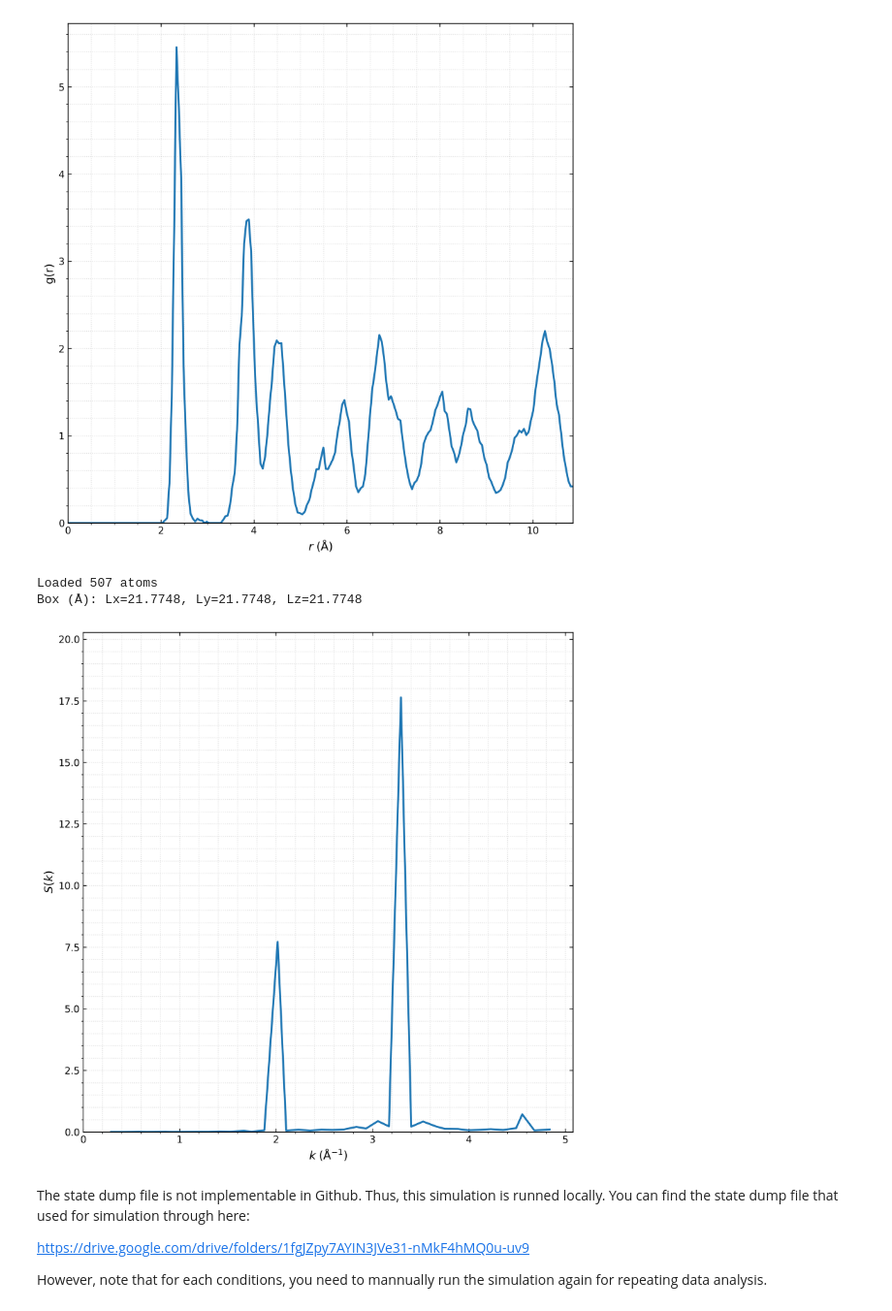
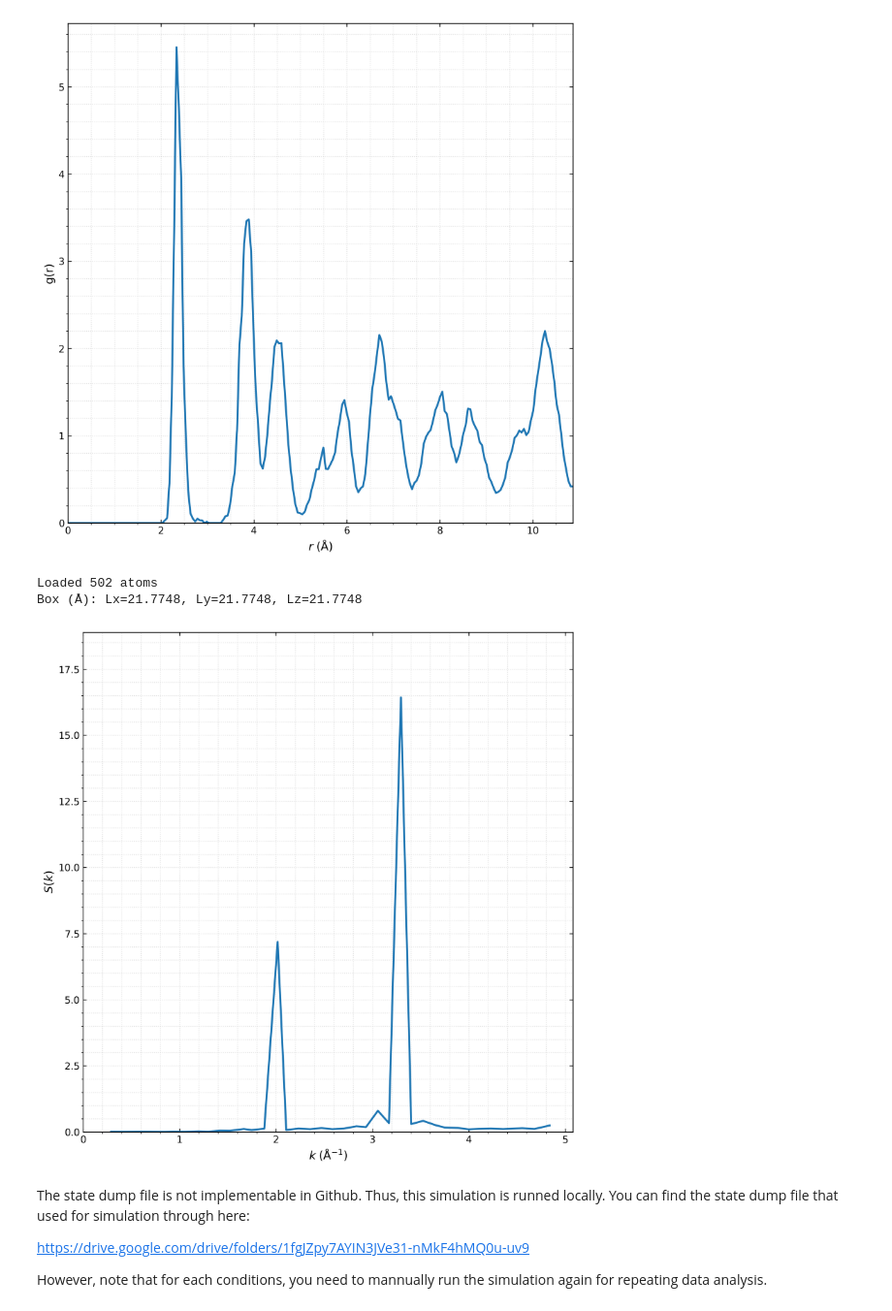
Before and after one commit to lukam2Ilinois/MSE485-Group-2, a Jupyter notebook: MSE 485 Data Analysis.ipynb, the cells around one changed output. Shown at 97% size. Cells and saved outputs as stored; diff of their text form; code cells hidden in the pictures.

```diff
--- a/MSE 485 Data Analysis.ipynb
+++ b/MSE 485 Data Analysis.ipynb
@@ -220,38 +220,38 @@ def plot_Sk(k, Sk, outfile = "Structure_Factor.png"):
     ax.xaxis.set_minor_locator(AutoMinorLocator())
     ax.yaxis.set_minor_locator(AutoMinorLocator())
 
     fig.tight_layout()
     fig.savefig(outfile, dpi=300)
     plt.show()
 
 def main_Sk():
-    data_file = "Si-five-vac-1000K/FINAL_STRUCTURE"
+    data_file = "Si-ten-vac-1000K/FINAL_STRUCTURE"
     positions, box = read_lammps_atomic_structure(data_file)
     print(f"Loaded {positions.shape[0]} atoms")
     print(f"Box (Å): Lx={box[0]:.4f}, Ly={box[1]:.4f}, Lz={box[2]:.4f}")
 
     maxn_k = 10
     k_cut = None
     nbins_k = 40
 
     k_bin, Sk_bin = compute_structure_factor(
         positions, box, maxn_k=maxn_k, k_cut=k_cut, nbins_k=nbins_k
     )
 
     np.savetxt(
-        "Si-five-vac-1000K/Sk.dat",
+        "Si-ten-vac-1000K/Sk.dat",
         np.column_stack((k_bin, Sk_bin)),
         header="k(1/Å)   S(k)   (FINAL_STRUCTURE)",
     )
-    plot_Sk(k_bin, Sk_bin, outfile="Si-five-vac-1000K/Structure_Factor.png")
+    plot_Sk(k_bin, Sk_bin, outfile="Si-ten-vac-1000K/Structure_Factor.png")
 
 
 if __name__ == "__main__":
     main_Sk()
 # %% [output]
-Loaded 507 atoms
+Loaded 502 atoms
 Box (Å): Lx=21.7748, Ly=21.7748, Lz=21.7748
-[figure, old version]
+[figure, new version]
 # %% [markdown]
 The state dump file is not implementable in Github.
 Thus, this simulation is runned locally.
```
Also changed, not shown: parts of 1 cell of this notebook, 1 other file.
